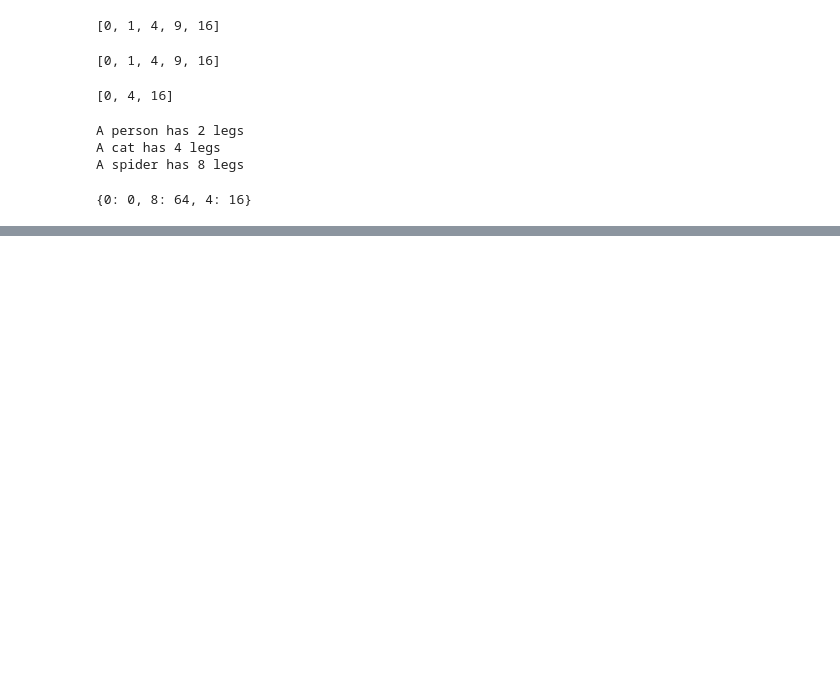
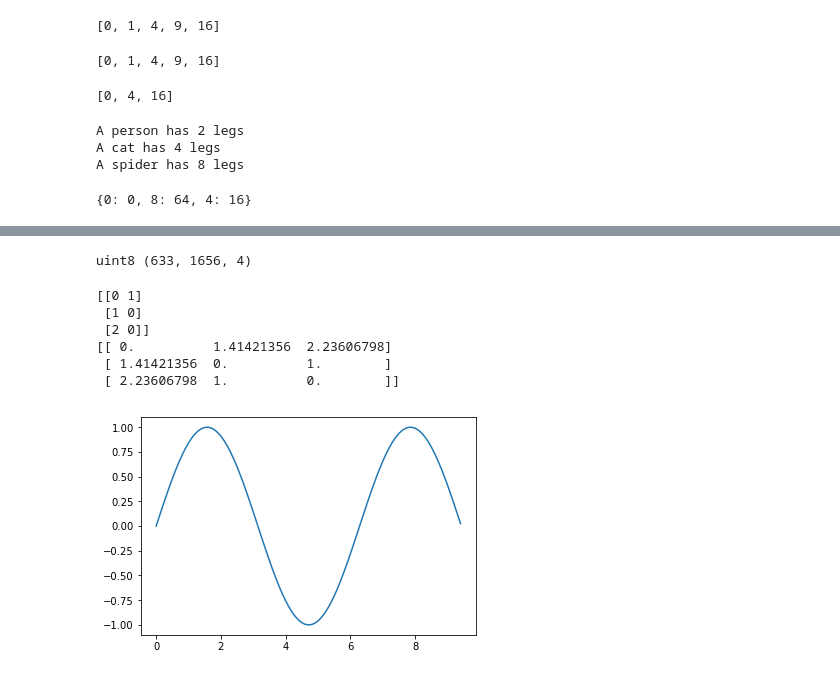
Before and after one commit to theimgclist/DeepLearningInternship, a Jupyter notebook: Session 2/Session2_Assignment_Python&Numpy.ipynb, the cells around one changed output, grey strips where cells are left out. Drawn from its saved outputs; the diff is of its cells as text; code cells hidden in the pictures; blank space fills up the shorter version.

```diff
--- a/Session 2/Session2_Assignment_Python&Numpy.ipynb
+++ b/Session 2/Session2_Assignment_Python&Numpy.ipynb
@@ -208,0 +573,33 @@ For dictionary comprehension we use {}
+# %%
+from scipy.misc import imread, imsave, imresize
+
+mlblr_img = imread('images/image.png')
+print(mlblr_img.dtype, mlblr_img.shape)
+mlblr_img_tinted = mlblr_img * [1, 0.95, 0.9,1]
+mlblr_img_tinted = imresize(mlblr_img_tinted, (300, 300))
+imsave('images/image.png', mlblr_img_tinted)
+# %% [output]
+uint8 (633, 1656, 4)
+# %%
+import numpy as np
+from scipy.spatial.distance import pdist, squareform
+eip_x = np.array([[0, 1], [1, 0], [2, 0]])
+print(eip_x)
+eip_d = squareform(pdist(eip_x, 'euclidean'))
+print(eip_d)
+# %% [output]
+[[0 1]
+ [1 0]
+ [2 0]]
+[[ 0.          1.41421356  2.23606798]
+ [ 1.41421356  0.          1.        ]
+ [ 2.23606798  1.          0.        ]]
+# %%
+import numpy as np
+import matplotlib.pyplot as plt
+eip_x = np.arange(0, 3 * np.pi, 0.1)
+eip_y = np.sin(eip_x)
+plt.plot(eip_x,eip_y)
+plt.show()
+# %% [output]
+[figure, added]
```
Also changed, not shown: parts of 30 cells of this notebook.
